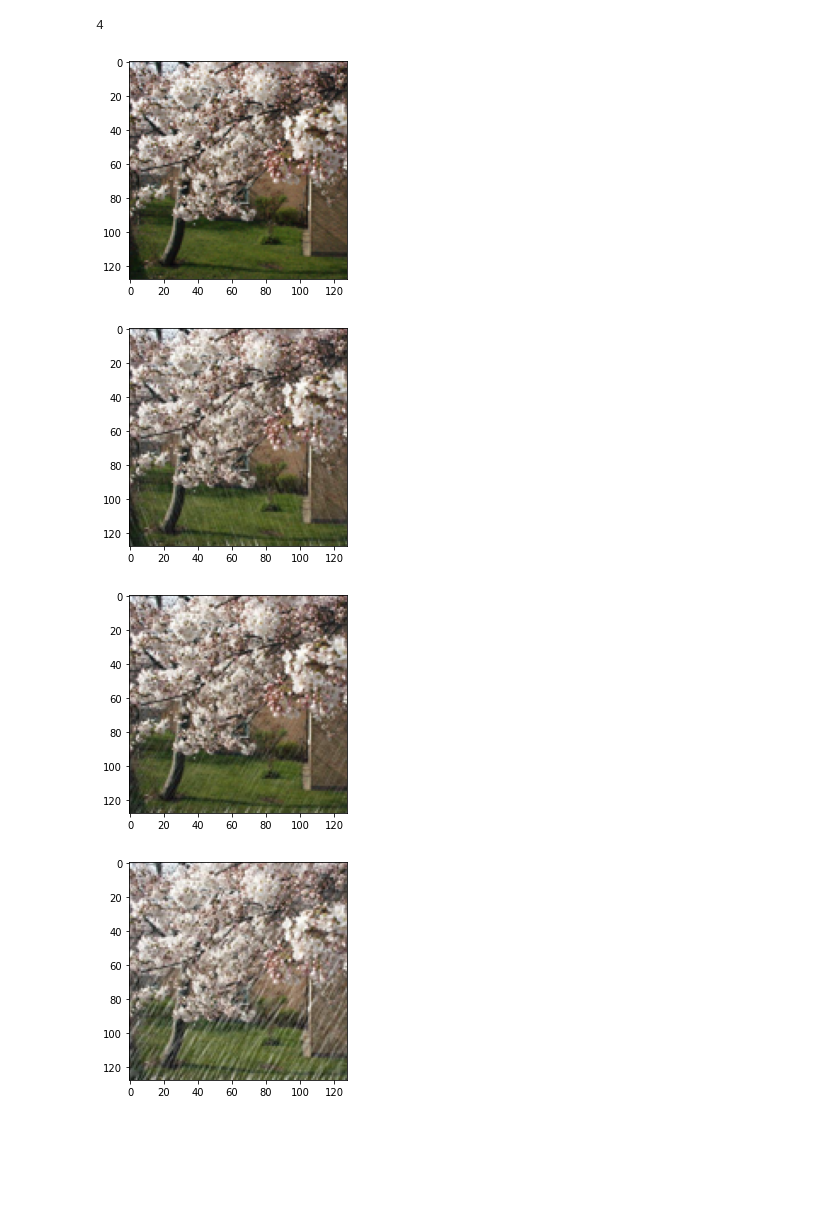
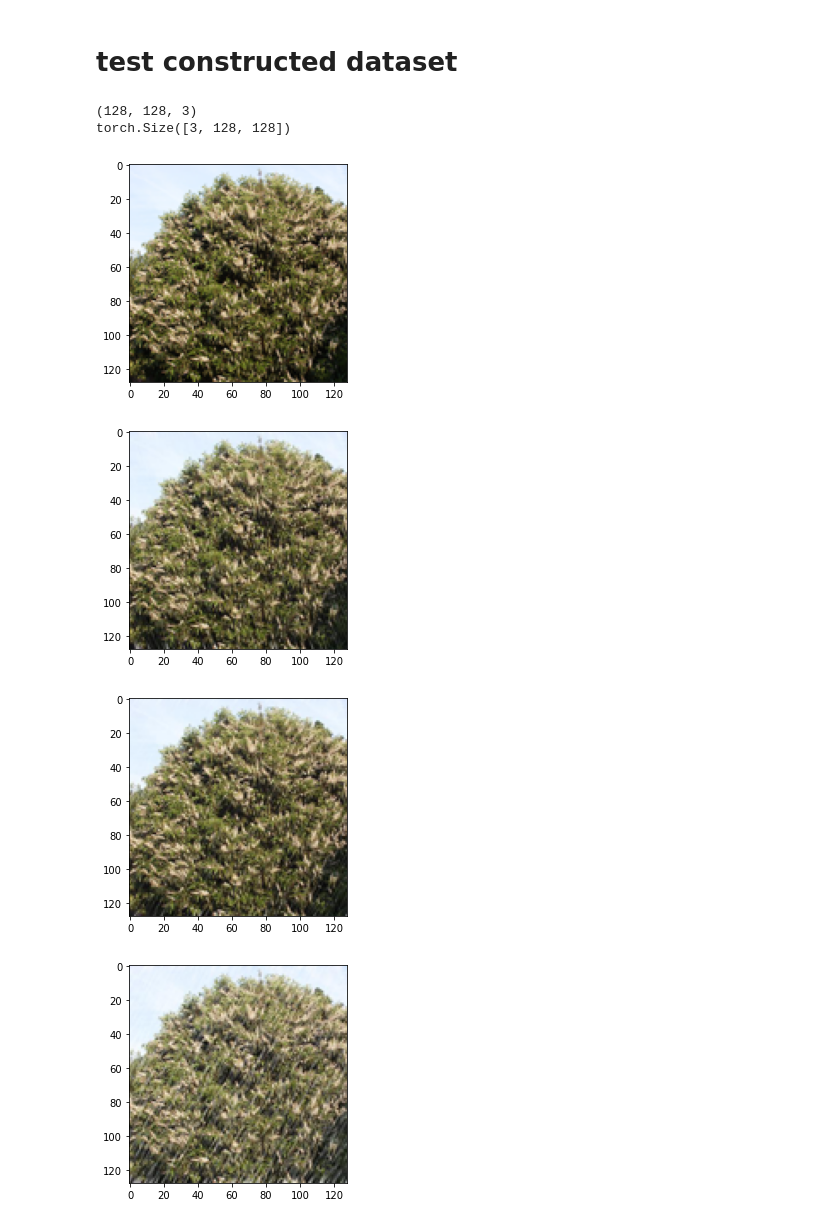
Before and after one commit to TurquoiseKitty/Derain, a Jupyter notebook: playground.ipynb, the cells around one changed output. Saved outputs shown, nothing was run; the diff lists cells and outputs as text; code cells hidden in the pictures; blank space fills up the shorter version.

```diff
--- a/playground.ipynb
+++ b/playground.ipynb
@@ -1,20 +1,29 @@
+# %% [markdown]
+# test constructed dataset
 # %%
 from PIL import Image
 from dataset import rainy_dataset
 import matplotlib.pyplot as plt
 
-dataset=rainy_dataset(data_len=2, rainy_data_len=3)
-data_sample=dataset.__getitem__(0)
+dataset=rainy_dataset(data_path="large_datasets/rainy_image_dataset",data_len=3, rainy_data_len=3,normalize=False)
-# %%
-data_sample[0]
-# %% [output]
-4
-# %%
-for img in data_sample[1]:
-    plt.figure()
-    plt.imshow(img)
-# %% [output]
-[figure, removed]
-[figure, removed]
-[figure, removed]
-[figure, removed]
+# %%
+import numpy as np
+import torch
+from torchvision import transforms
+
+data_sample=dataset.__getitem__(1)
+for img in data_sample[1]:
+    img = Image.fromarray(np.array(img))
+    plt.figure()
+    plt.imshow(img)
+print(np.array(data_sample[1][0]).shape)
+img = np.array(data_sample[1][0])
+trans = transforms.Compose([transforms.ToTensor()])
+print(trans(img).shape)
+# %% [output]
+(128, 128, 3)
+torch.Size([3, 128, 128])
+[figure, added]
+[figure, added]
+[figure, added]
+[figure, added]
```
Also changed, not shown: parts of 4 cells of this notebook, 4 other files.
